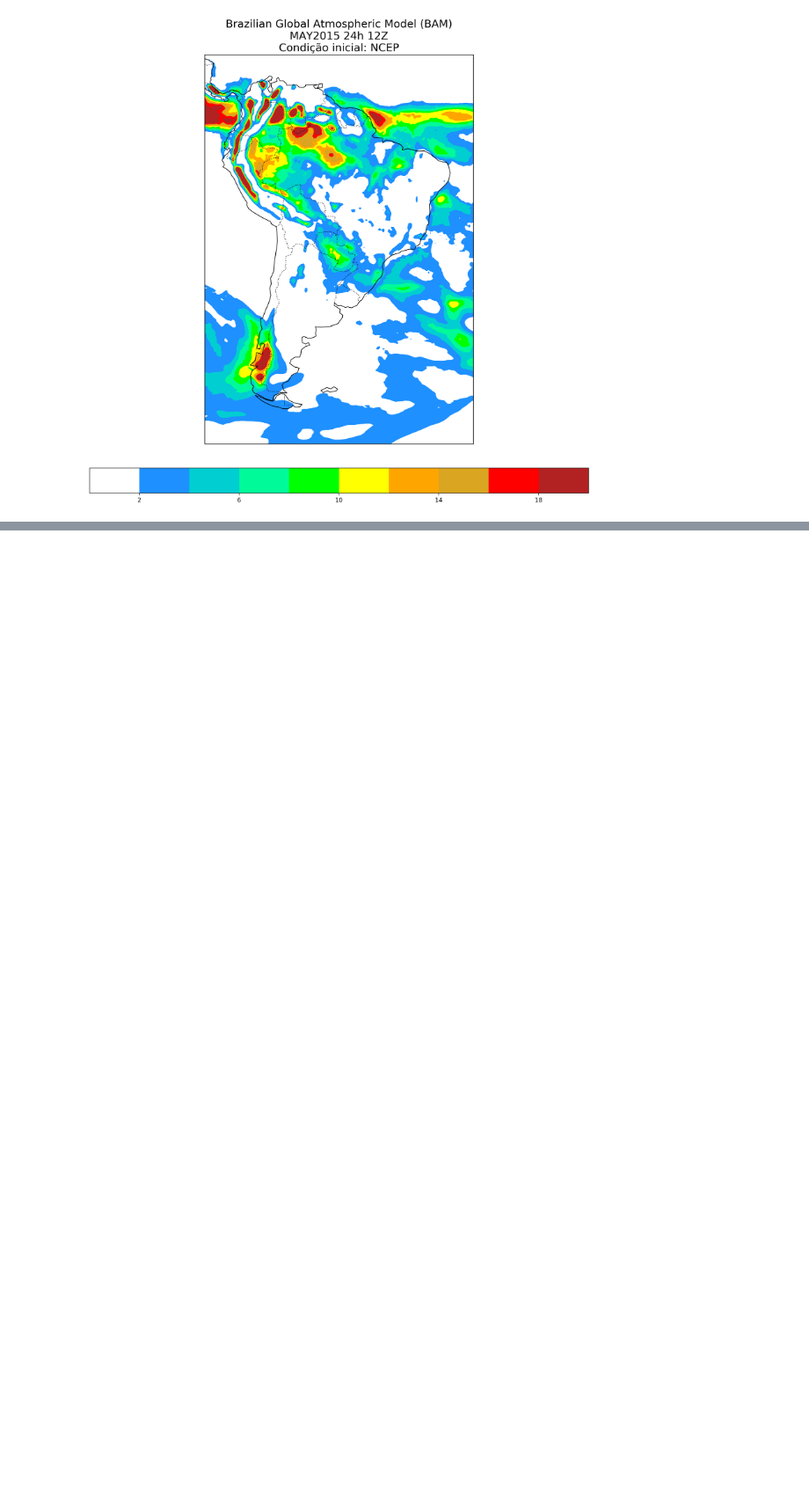
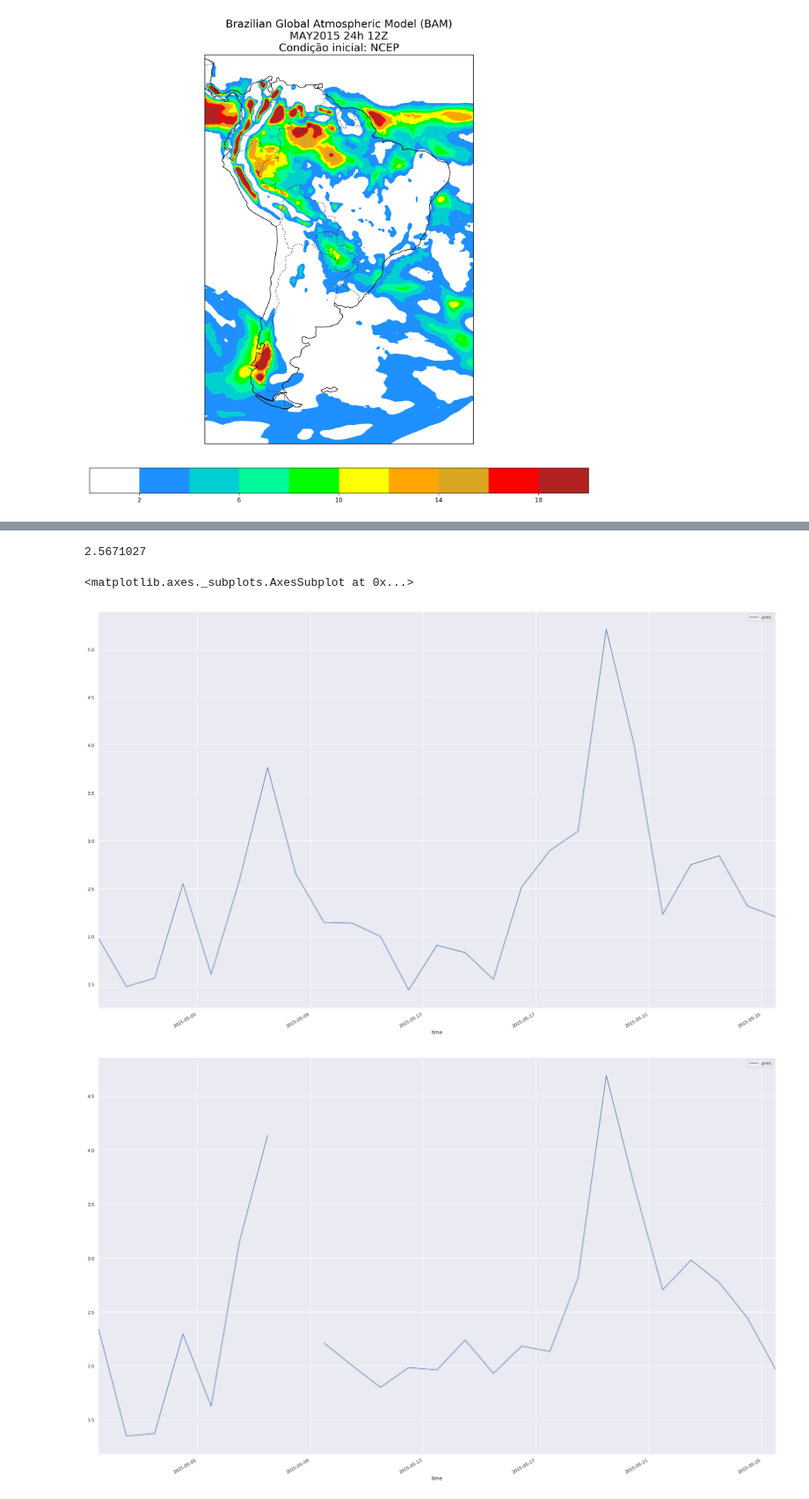
Before and after one commit to Wanhenri/netcdf_to_python, a Jupyter notebook: mapa_python.ipynb, the cells around one changed output, grey strips where cells are left out. Shown at 88% size. Cells and saved outputs as stored; diff of their text form; code cells hidden in the pictures; blank space fills up the shorter version.

```diff
--- a/mapa_python.ipynb
+++ b/mapa_python.ipynb
@@ -122,0 +139,10 @@ tt
+# %%
+DS_SMG_V200 = xr.open_dataset(path +'MAY2015_24Z_12Z_SMG.nc')
+
+DS_NCEP = xr.open_dataset(path +'MAY2015_24Z_12Z_NCEP.nc')
+
+GFS = xr.open_dataset(path +'prev.2015.mar.24h_seldate.nc')
+
+GPM = xr.open_dataset(path +'GPM_REC_ACUM_24h_grib2.nc')
+#tt = DS_SMG_V200.prec[0:24,0:-12,295:310].mean(dim=['lon','lat'])
+#tt = DS_SMG_V200.prec[:,0:-12,295:310]
@@ -122,0 +244,17 @@ tt
+# %%
+a = np.average(df)
+a
+# %% [output]
+2.5671027
+# %%
+tt = DS_SMG_V200.prec[:,24:-12,295:310].mean(dim=['lat','lon'])
+tt2 = DS_NCEP.prec[:,24:-12,295:310].mean(dim=['lat','lon'])
+df = tt.to_dataframe()
+df2 = tt2.to_dataframe()
+df.head()
+df.plot()
+df2.plot()
+# %% [output]
+<matplotlib.axes._subplots.AxesSubplot at 0x...>
+[figure, added]
+[figure, added]
```
Also changed, not shown: parts of 23 cells of this notebook.
